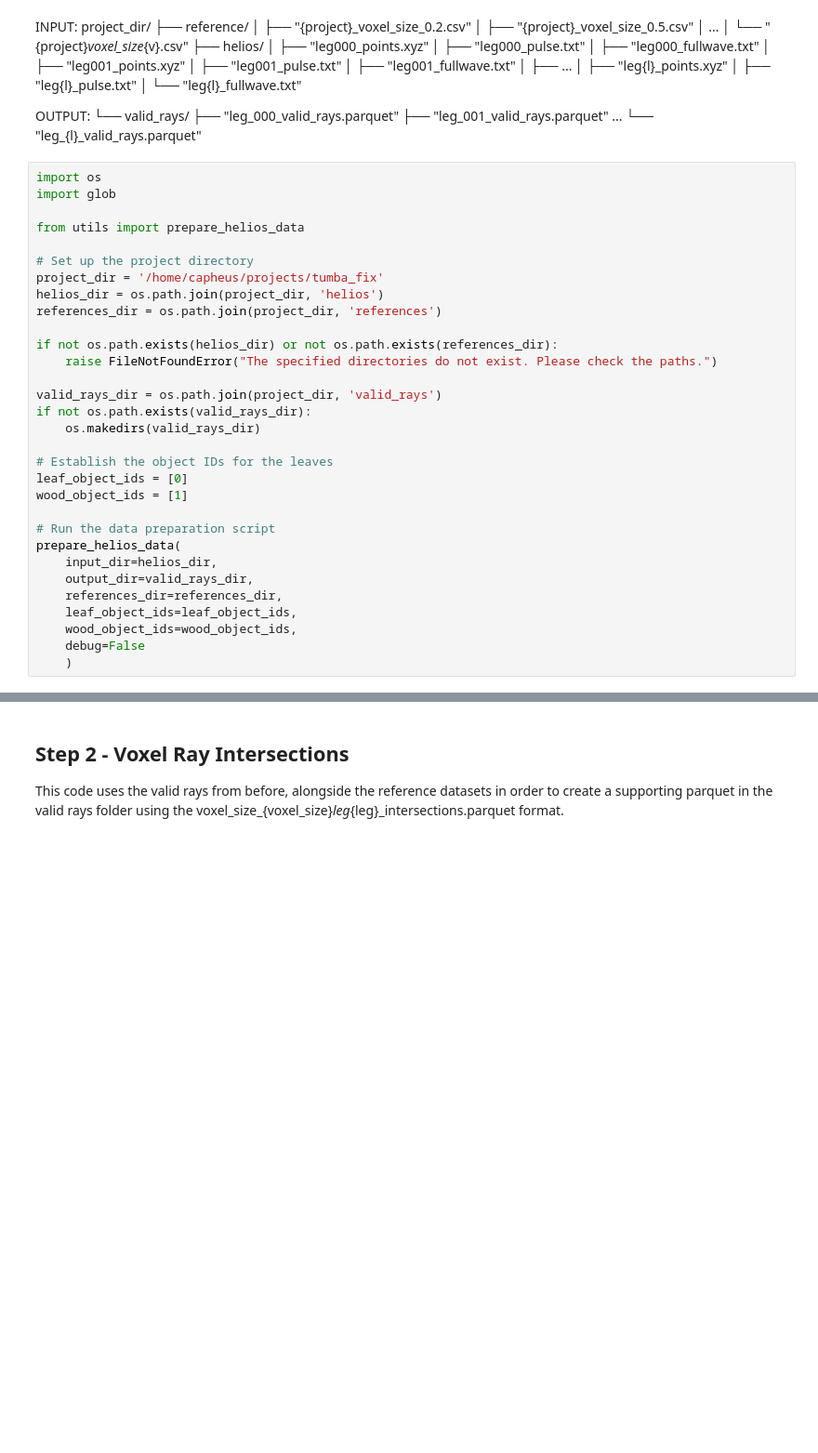
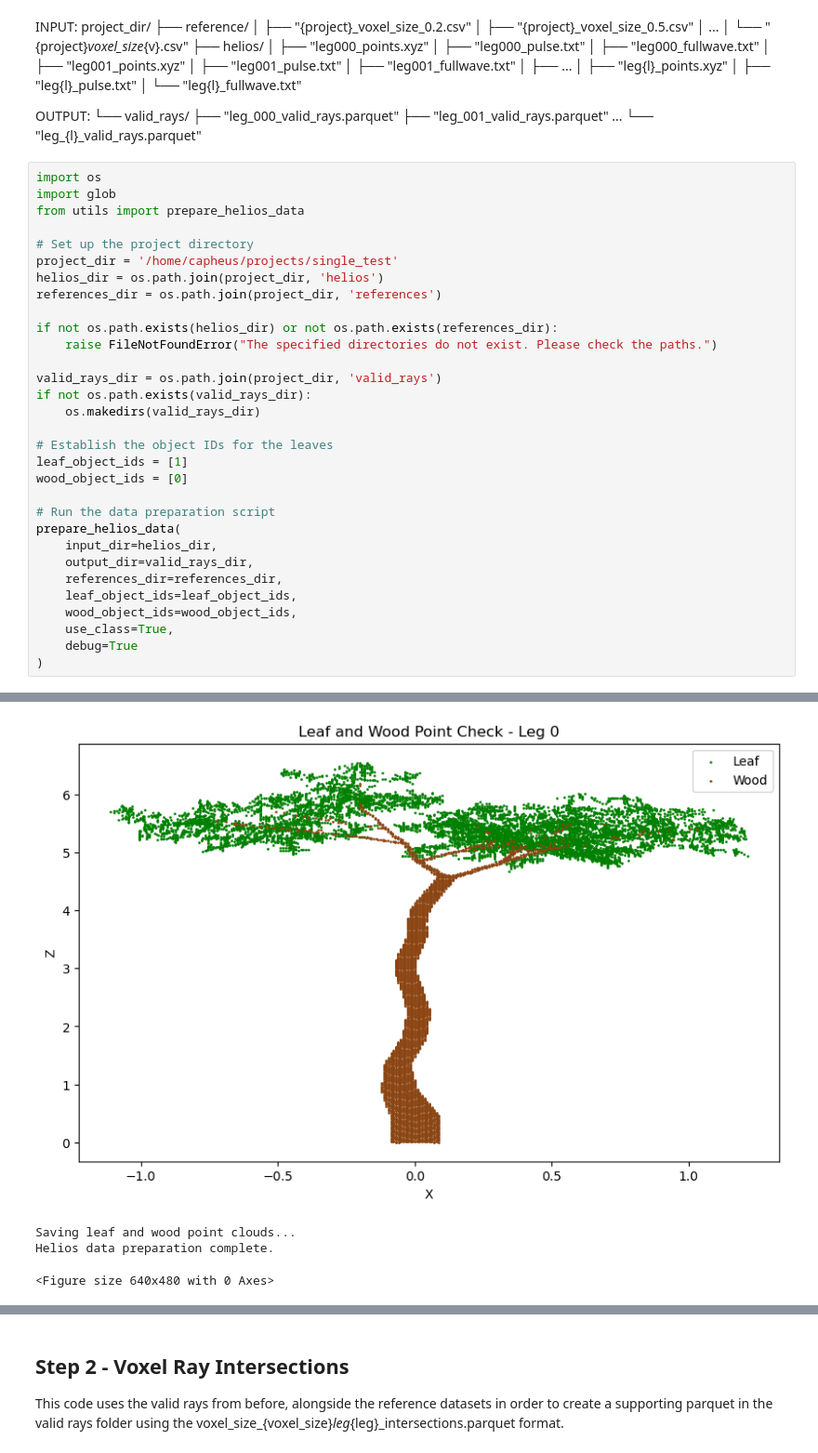
Before and after one commit to Leaf2Landscape/PlantDensityAnalysis, a Jupyter notebook: helios_analysis.ipynb, the cells around one changed output, grey strips where cells are left out. Shown at 93% size. Cells and saved outputs as stored; diff of their text form; blank space fills up the shorter version.

```diff
--- a/helios_analysis.ipynb
+++ b/helios_analysis.ipynb
@@ -46,11 +46,10 @@ OUTPUT:
 # %%
 import os
 import glob
-
 from utils import prepare_helios_data
 
 # Set up the project directory
-project_dir = '/home/capheus/projects/tumba_fix'
+project_dir = '/home/capheus/projects/single_test'
 helios_dir = os.path.join(project_dir, 'helios')
 references_dir = os.path.join(project_dir, 'references')
 
@@ -62,8 +61,8 @@ if not os.path.exists(valid_rays_dir):
     os.makedirs(valid_rays_dir)
 
 # Establish the object IDs for the leaves
-leaf_object_ids = [0]
-wood_object_ids = [1]
+leaf_object_ids = [1]
+wood_object_ids = [0]
 
 # Run the data preparation script
 prepare_helios_data(
@@ -72,7 +71,8 @@ prepare_helios_data(
     references_dir=references_dir,
     leaf_object_ids=leaf_object_ids,
     wood_object_ids=wood_object_ids,
-    debug=False
-    )
+    use_class=True,
+    debug=True
+)
 # %% [output]
 Processing dask delayed functions...
@@ -85,0 +86,4 @@ Process 57c29fb5c02446009f6851f9e2282e43: Start 6878588 rays, 74957 voxels, in (
+[figure, added]
+Saving leaf and wood point clouds...
+Helios data preparation complete.
+<Figure size 640x480 with 0 Axes>
```
Also changed, not shown: parts of 8 cells of this notebook, 1 other file.
